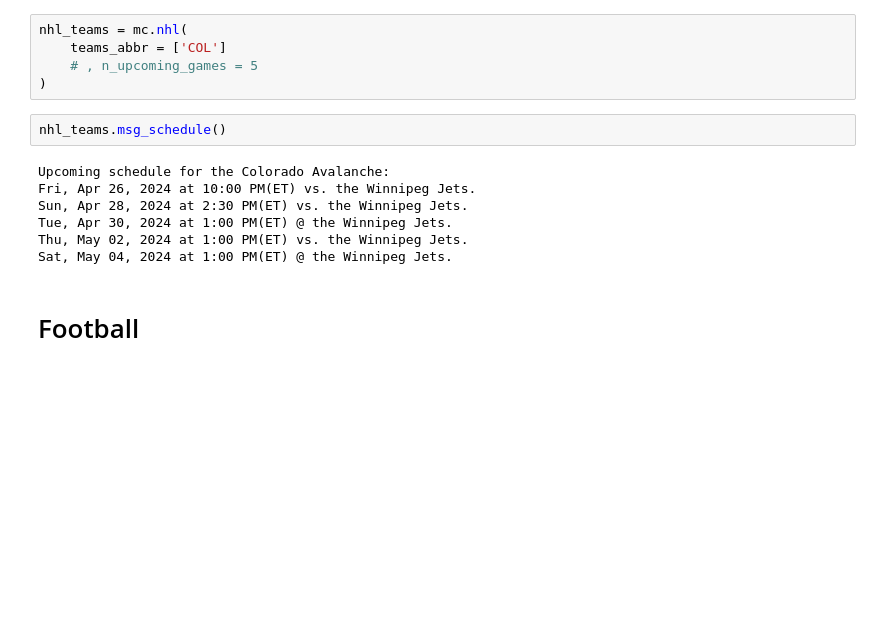
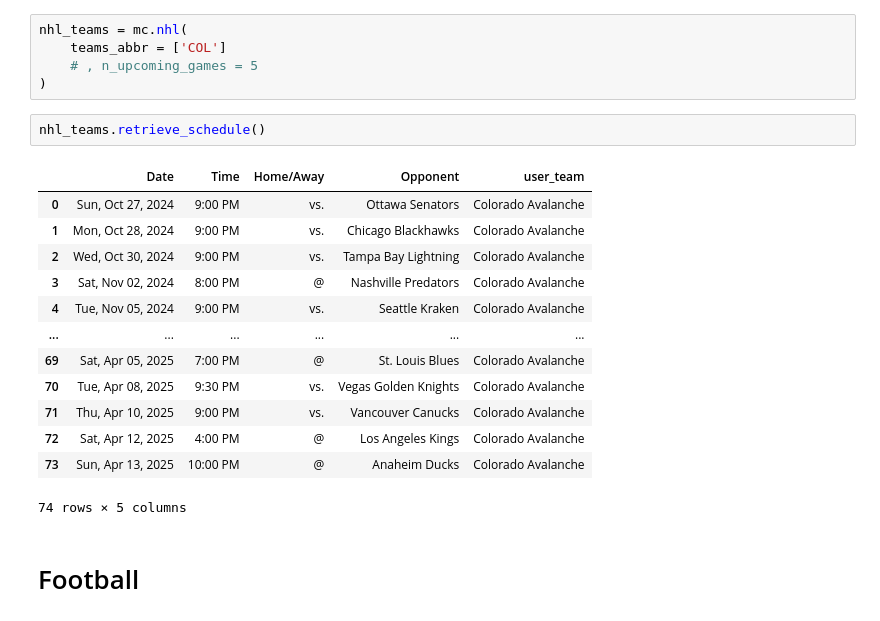
Before and after one commit to chriskopel/project_w, a Jupyter notebook: notebooks/class_sandbox_main.ipynb, the cells around one changed output. Saved outputs shown, nothing was run; the diff lists cells and outputs as text; blank space fills up the shorter version.

```diff
--- a/notebooks/class_sandbox_main.ipynb
+++ b/notebooks/class_sandbox_main.ipynb
@@ -58,14 +43,21 @@ nhl_teams = mc.nhl(
     # , n_upcoming_games = 5
 )
 # %%
-nhl_teams.msg_schedule()
+nhl_teams.retrieve_schedule()
 # %% [output]
+|  | Date | Time | Home/Away | Opponent | user_team |
+| 0 | Sun, Oct 27, 2024 | 9:00 PM | vs. | Ottawa Senators | Colorado Avalanche |
+| 1 | Mon, Oct 28, 2024 | 9:00 PM | vs. | Chicago Blackhawks | Colorado Avalanche |
+| 2 | Wed, Oct 30, 2024 | 9:00 PM | vs. | Tampa Bay Lightning | Colorado Avalanche |
+| 3 | Sat, Nov 02, 2024 | 8:00 PM | @ | Nashville Predators | Colorado Avalanche |
+| 4 | Tue, Nov 05, 2024 | 9:00 PM | vs. | Seattle Kraken | Colorado Avalanche |
+| ... | ... | ... | ... | ... | ... |
+| 69 | Sat, Apr 05, 2025 | 7:00 PM | @ | St. Louis Blues | Colorado Avalanche |
+| 70 | Tue, Apr 08, 2025 | 9:30 PM | vs. | Vegas Golden Knights | Colorado Avalanche |
+| 71 | Thu, Apr 10, 2025 | 9:00 PM | vs. | Vancouver Canucks | Colorado Avalanche |
+| 72 | Sat, Apr 12, 2025 | 4:00 PM | @ | Los Angeles Kings | Colorado Avalanche |
+| 73 | Sun, Apr 13, 2025 | 10:00 PM | @ | Anaheim Ducks | Colorado Avalanche |
-Upcoming schedule for the Colorado Avalanche:
-Fri, Apr 26, 2024 at 10:00 PM(ET) vs. the Winnipeg Jets.
-Sun, Apr 28, 2024 at 2:30 PM(ET) vs. the Winnipeg Jets.
-Tue, Apr 30, 2024 at 1:00 PM(ET) @ the Winnipeg Jets.
-Thu, May 02, 2024 at 1:00 PM(ET) vs. the Winnipeg Jets.
-Sat, May 04, 2024 at 1:00 PM(ET) @ the Winnipeg Jets.
+74 rows × 5 columns
 # %% [markdown]
 # Football
 # %%
```
Also changed, not shown: parts of 9 cells of this notebook, 10 other files.
